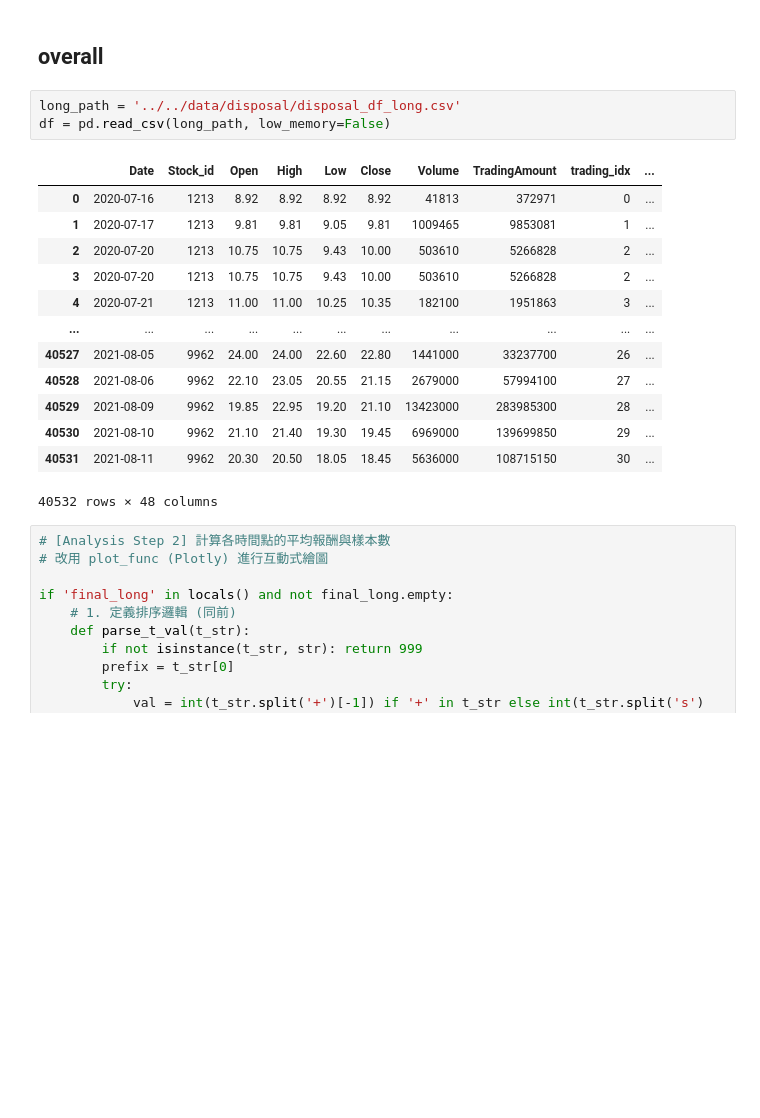
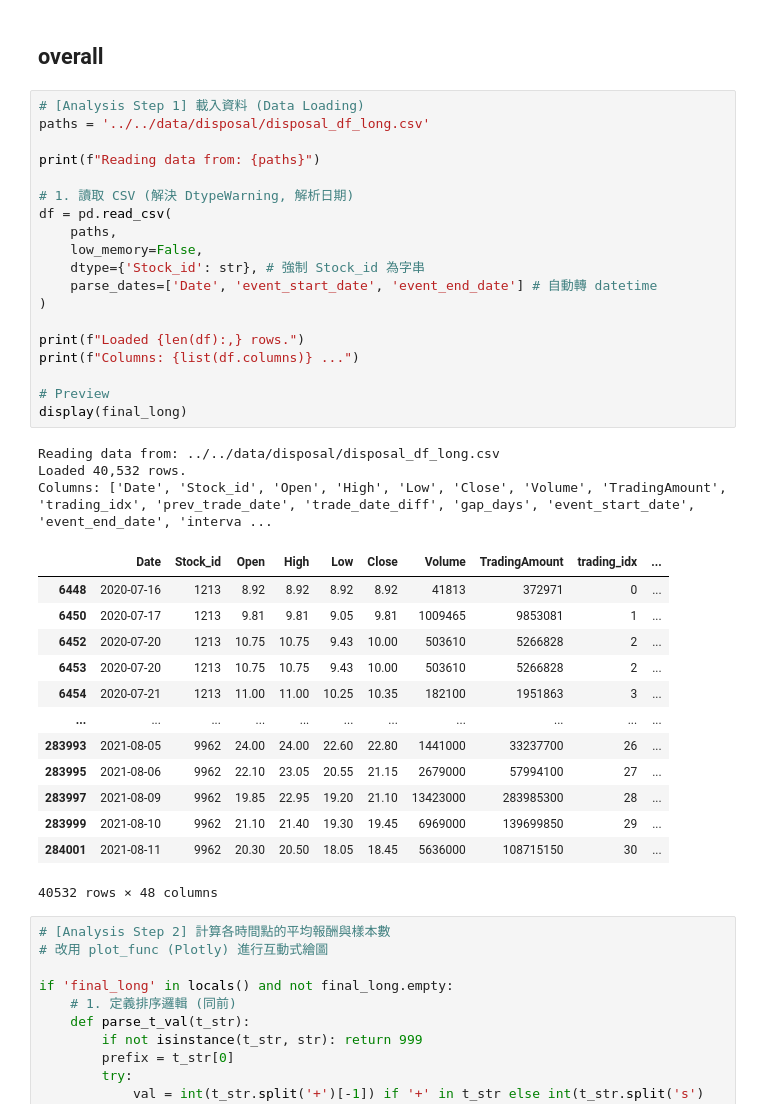
Before and after one commit to Xin95172/Quant, a Jupyter notebook: projects/disposal/main.ipynb, the cells around one changed output. Cells and saved outputs as stored; diff of their text form; blank space fills up the shorter version.

```diff
--- a/projects/disposal/main.ipynb
+++ b/projects/disposal/main.ipynb
@@ -238,22 +238,41 @@ Saved 'disposal_df_wide.csv' and 'disposal_df_long.csv'.
 # %% [markdown]
 ## overall
 # %%
-long_path = '../../data/disposal/disposal_df_long.csv'
-df = pd.read_csv(long_path, low_memory=False)
+# [Analysis Step 1] 載入資料 (Data Loading)
+paths = '../../data/disposal/disposal_df_long.csv'
+
+print(f"Reading data from: {paths}")
+
+# 1. 讀取 CSV (解決 DtypeWarning, 解析日期)
+df = pd.read_csv(
+    paths,
+    low_memory=False,
+    dtype={'Stock_id': str}, # 強制 Stock_id 為字串
+    parse_dates=['Date', 'event_start_date', 'event_end_date'] # 自動轉 datetime
+)
+
+print(f"Loaded {len(df):,} rows.")
+print(f"Columns: {list(df.columns)} ...")
+
+# Preview
+display(final_long)
 # %% [output]
+Reading data from: ../../data/disposal/disposal_df_long.csv
+Loaded 40,532 rows.
+Columns: ['Date', 'Stock_id', 'Open', 'High', 'Low', 'Close', 'Volume', 'TradingAmount', 'trading_idx', 'prev_trade_date', 'trade_date_diff', 'gap_days', 'event_start_date', 'event_end_date', 'interva ...
 |  | Date | Stock_id | Open | High | Low | Close | Volume | TradingAmount | trading_idx | ... |
-| 0 | 2020-07-16 | 1213 | 8.92 | 8.92 | 8.92 | 8.92 | 41813 | 372971 | 0 | ... |
-| 1 | 2020-07-17 | 1213 | 9.81 | 9.81 | 9.05 | 9.81 | 1009465 | 9853081 | 1 | ... |
-| 2 | 2020-07-20 | 1213 | 10.75 | 10.75 | 9.43 | 10.00 | 503610 | 5266828 | 2 | ... |
-| 3 | 2020-07-20 | 1213 | 10.75 | 10.75 | 9.43 | 10.00 | 503610 | 5266828 | 2 | ... |
-| 4 | 2020-07-21 | 1213 | 11.00 | 11.00 | 10.25 | 10.35 | 182100 | 1951863 | 3 | ... |
+| 6448 | 2020-07-16 | 1213 | 8.92 | 8.92 | 8.92 | 8.92 | 41813 | 372971 | 0 | ... |
+| 6450 | 2020-07-17 | 1213 | 9.81 | 9.81 | 9.05 | 9.81 | 1009465 | 9853081 | 1 | ... |
+| 6452 | 2020-07-20 | 1213 | 10.75 | 10.75 | 9.43 | 10.00 | 503610 | 5266828 | 2 | ... |
+| 6453 | 2020-07-20 | 1213 | 10.75 | 10.75 | 9.43 | 10.00 | 503610 | 5266828 | 2 | ... |
+| 6454 | 2020-07-21 | 1213 | 11.00 | 11.00 | 10.25 | 10.35 | 182100 | 1951863 | 3 | ... |
 | ... | ... | ... | ... | ... | ... | ... | ... | ... | ... | ... |
-| 40527 | 2021-08-05 | 9962 | 24.00 | 24.00 | 22.60 | 22.80 | 1441000 | 33237700 | 26 | ... |
-| 40528 | 2021-08-06 | 9962 | 22.10 | 23.05 | 20.55 | 21.15 | 2679000 | 57994100 | 27 | ... |
-| 40529 | 2021-08-09 | 9962 | 19.85 | 22.95 | 19.20 | 21.10 | 13423000 | 283985300 | 28 | ... |
-| 40530 | 2021-08-10 | 9962 | 21.10 | 21.40 | 19.30 | 19.45 | 6969000 | 139699850 | 29 | ... |
-| 40531 | 2021-08-11 | 9962 | 20.30 | 20.50 | 18.05 | 18.45 | 5636000 | 108715150 | 30 | ... |
+| 283993 | 2021-08-05 | 9962 | 24.00 | 24.00 | 22.60 | 22.80 | 1441000 | 33237700 | 26 | ... |
+| 283995 | 2021-08-06 | 9962 | 22.10 | 23.05 | 20.55 | 21.15 | 2679000 | 57994100 | 27 | ... |
+| 283997 | 2021-08-09 | 9962 | 19.85 | 22.95 | 19.20 | 21.10 | 13423000 | 283985300 | 28 | ... |
+| 283999 | 2021-08-10 | 9962 | 21.10 | 21.40 | 19.30 | 19.45 | 6969000 | 139699850 | 29 | ... |
+| 284001 | 2021-08-11 | 9962 | 20.30 | 20.50 | 18.05 | 18.45 | 5636000 | 108715150 | 30 | ... |
-40532 rows × 48 columns
+40532 rows × 48 columns
 # %%
 # [Analysis Step 2] 計算各時間點的平均報酬與樣本數
 # 改用 plot_func (Plotly) 進行互動式繪圖
```
